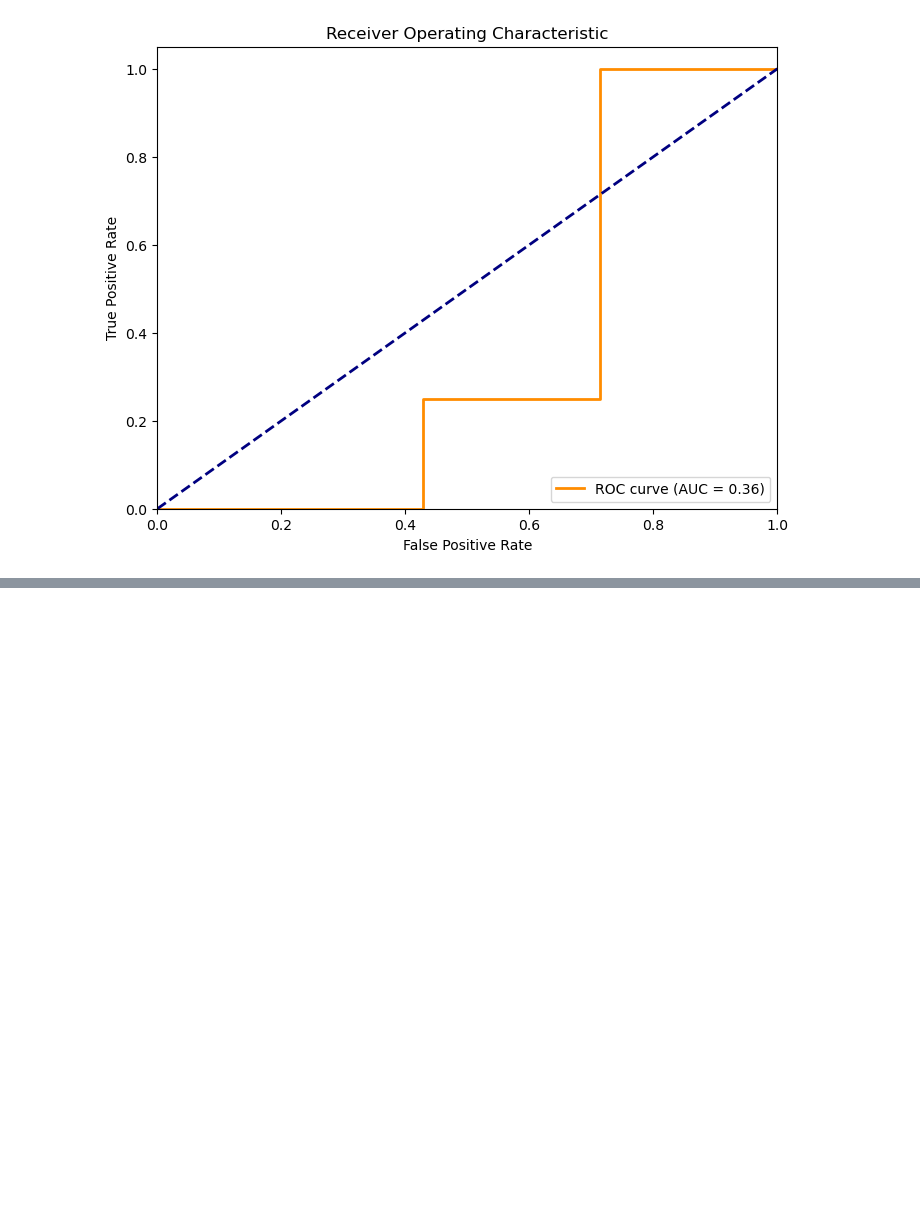
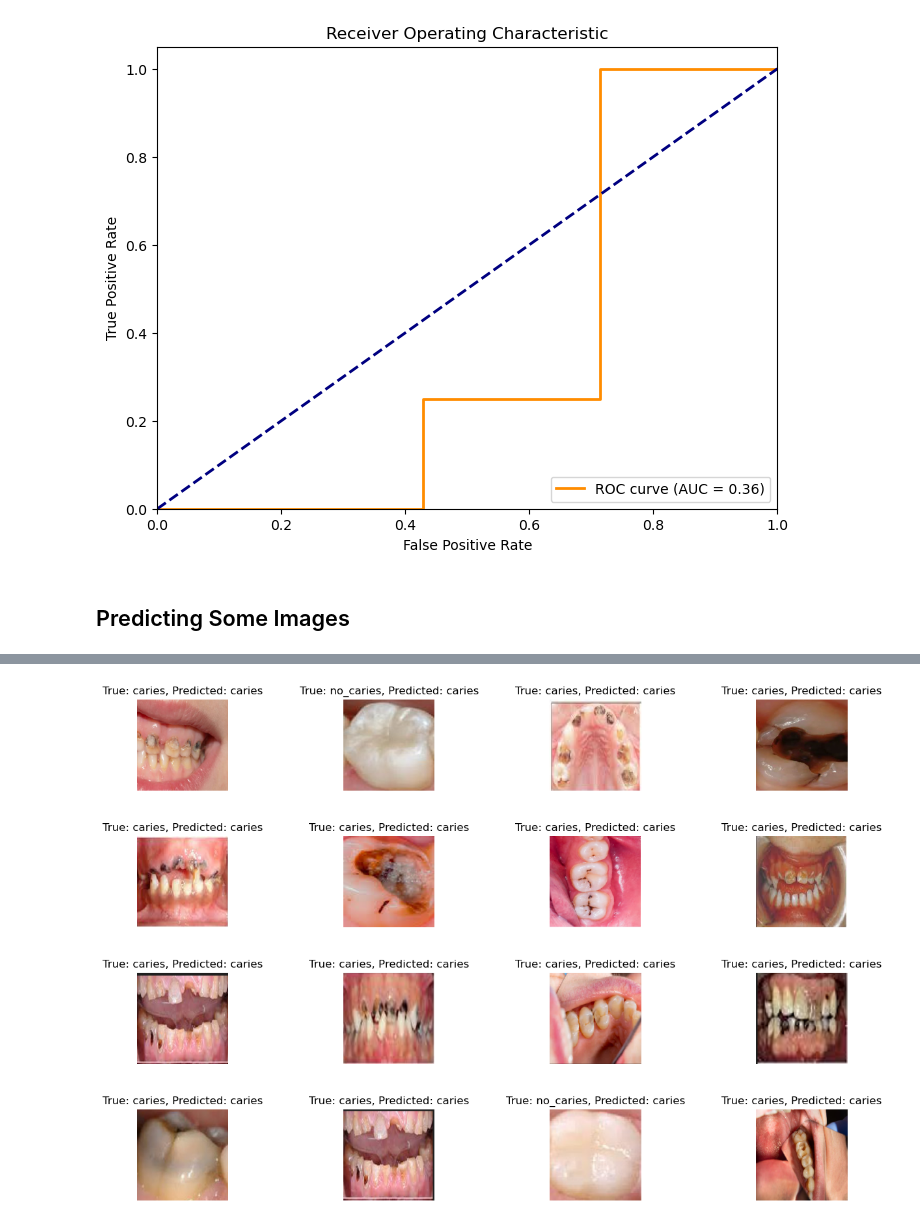
Before and after one commit to shahraizzargham1123/caries-detection, a Jupyter notebook: caries-detection.ipynb, the cells around one changed output, grey strips where cells are left out. Drawn from its saved outputs; the diff is of its cells as text; code cells hidden in the pictures; blank space fills up the shorter version.

Commit message:
feat: add image prediction display

```diff
--- a/caries-detection.ipynb
+++ b/caries-detection.ipynb
@@ -333,3 +333,36 @@ plt.legend(loc='lower right')
 plt.show()
 # %% [output]
 [figure]
+# %% [markdown]
+## Predicting Some Images
+# %%
+# Load a few test images and predict their labels
+num_images_to_predict = 16  # Change this to the number of images you want to predict
+
+# Get a few test images and their true labels
+test_images, true_labels = next(test_generator)
+
+# Predict labels for the test images
+predicted_labels = model.predict(test_images)
+
+# Convert predicted labels to binary (0 or 1)
+predicted_labels = np.round(predicted_labels)
+
+# Define class names
+class_names = ['caries', 'no_caries']
+
+# Define the number of rows and columns for subplots
+num_rows = 4
+num_cols = (num_images_to_predict + num_rows - 1) // num_rows
+
+# Display the test images along with their predicted labels
+plt.figure(figsize=(15, 10))
+for i in range(num_images_to_predict):
+    plt.subplot(num_rows, num_cols, i + 1)
+    plt.imshow(test_images[i])
+    plt.title(f"True: {class_names[int(true_labels[i])]}, Predicted: {class_names[int(predicted_labels[i])]}")
+    plt.axis('off')
+
+plt.subplots_adjust(wspace=0.5, hspace=0.5)  # Adjust the spacing between subplots
+plt.show()
+# %% [output]
@@ -335,0 +370 @@ plt.show()
+[figure, added]
```
Also changed, not shown: parts of 1 cell of this notebook.
